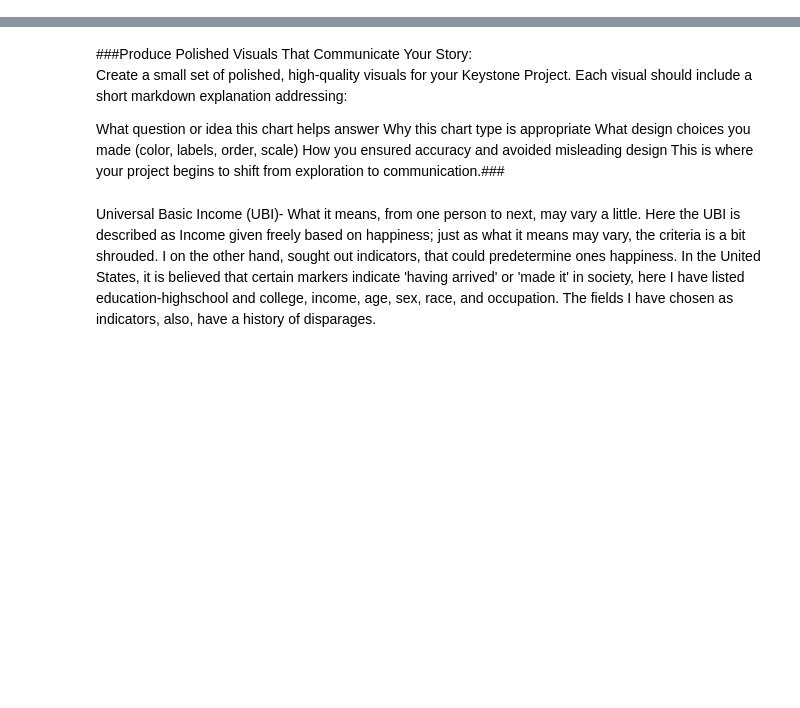
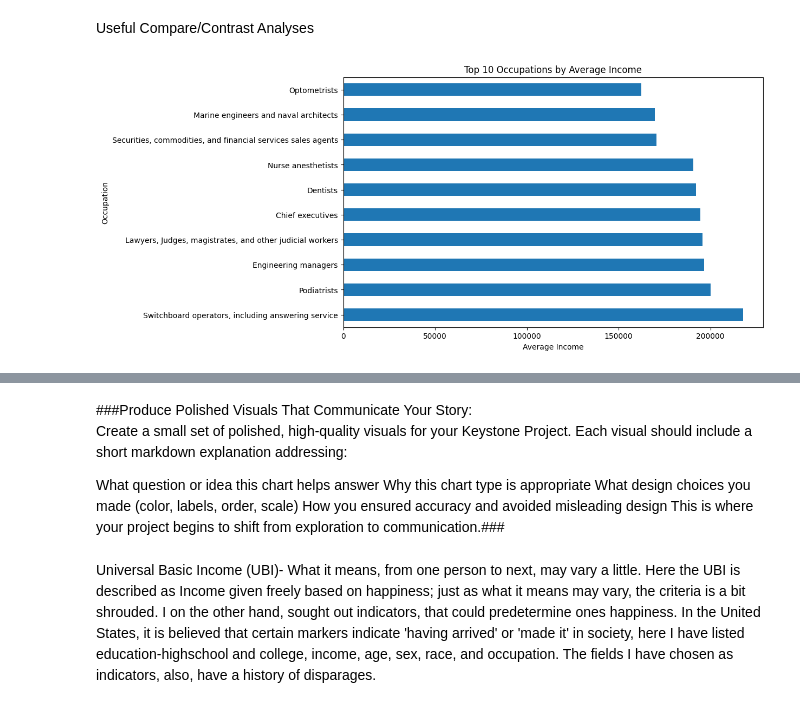
Before and after one commit to 2BLB/UBIAnalysis, a Jupyter notebook: visuals_ubi.ipynb, the cells around one changed output, grey strips where cells are left out. Cells and saved outputs as stored; diff of their text form; code cells hidden in the pictures; blank space fills up the shorter version.

Commit message:
Update visuals notebook

```diff
--- a/visuals_ubi.ipynb
+++ b/visuals_ubi.ipynb
@@ -0,0 +10,4 @@
+# %%
+import pandas as pd
+import numpy as np
+df = pd.read_csv("cleaning_keystone_dataset/cps_00001.csv.gz")
@@ -0,0 +96,30 @@
+# %% [markdown]
+Useful Compare/Contrast Analyses
+# %%
+#Average income by occupation
+
+comparison_df.groupby('OCC_LABEL')['INCWAGE'].mean().sort_values(ascending=False)
+
+#Horizontal bar chart
+
+import matplotlib.pyplot as plt
+
+avg_occ_income = (
+    comparison_df
+    .groupby('OCC_LABEL')['INCWAGE']
+    .mean()
+    .sort_values(ascending=False)
+    .head(10)
+)
+
+plt.figure(figsize=(10,6))
+
+avg_occ_income.plot(kind='barh')
+
+plt.title('Top 10 Occupations by Average Income')
+plt.xlabel('Average Income')
+plt.ylabel('Occupation')
+
+plt.show()
+# %% [output]
+[figure, added]
```
Also changed, not shown: parts of 14 cells of this notebook.
